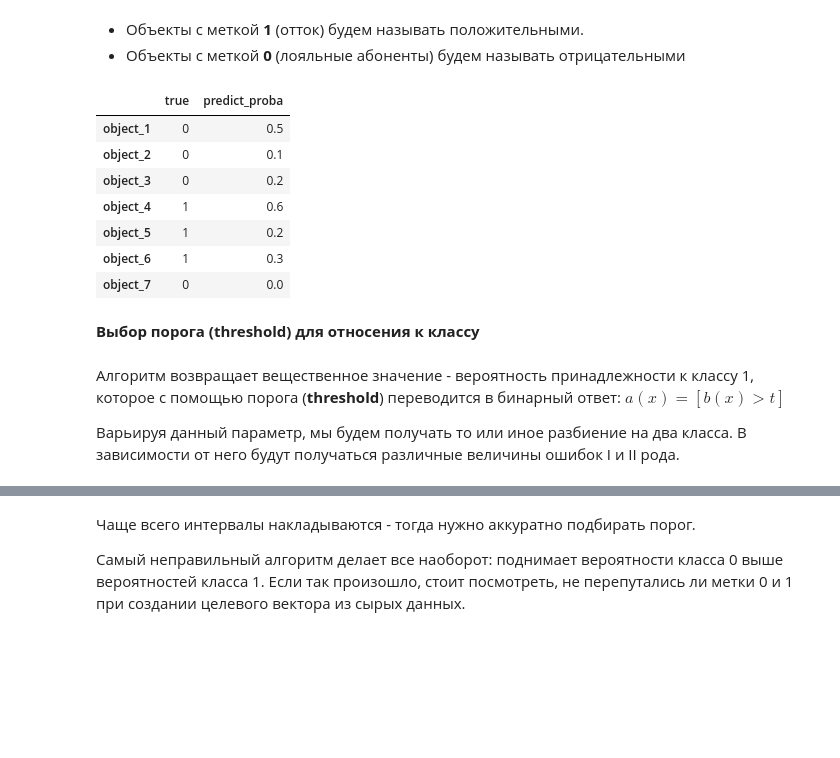
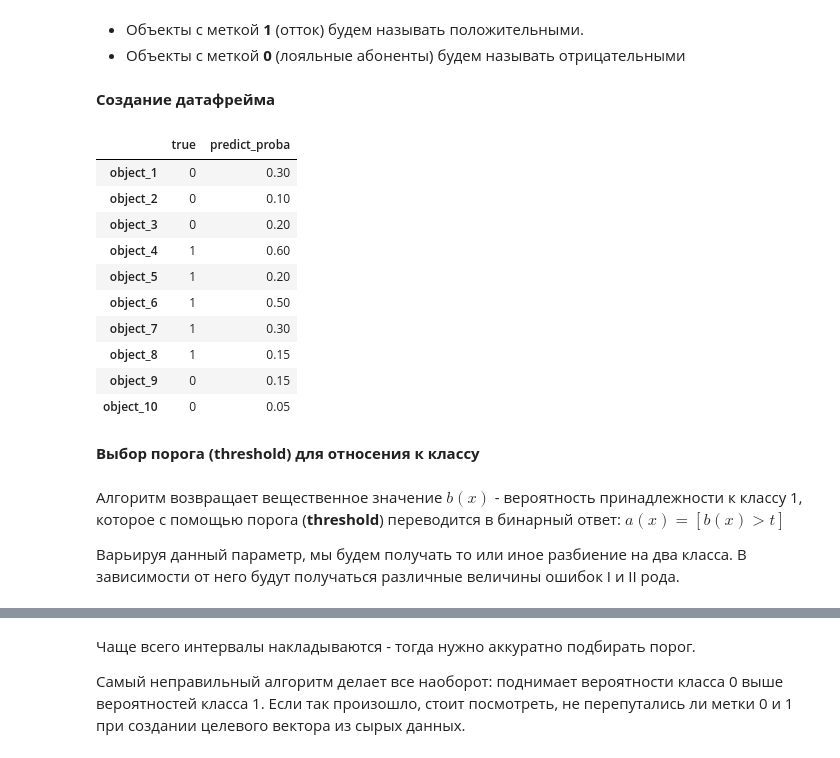
Before and after one commit to lunevm/shift_20_winter, a Jupyter notebook: notebooks/classification_metrics_part1_basic.ipynb, the cells around one changed output, grey strips where cells are left out. Cells and saved outputs as stored; diff of their text form; code cells hidden in the pictures; blank space fills up the shorter version.

```diff
--- a/notebooks/classification_metrics_part1_basic.ipynb
+++ b/notebooks/classification_metrics_part1_basic.ipynb
@@ -19,31 +17,36 @@ from matplotlib import pyplot as plt
 # %% [markdown]
 * Объекты с меткой **1** (отток) будем называть положительными.
 * Объекты с меткой **0** (лояльные абоненты) будем называть отрицательными
+# %% [markdown]
+**Создание датафрейма**
 # %%
 # истинные значения классов
-y_true = np.array([0, 0, 0, 1, 1, 1, 0])
+y_true = np.array([0, 0, 0, 1, 1, 1, 1, 1, 0, 0])
 
 # вероятности принадлежности к классам, предсказанные алгоритмом
-y_predict_proba = np.array([0.5, 0.1, 0.2, 0.6, 0.2, 0.3, 0.0])
+y_predict_proba = np.array([0.3, 0.1, 0.2, 0.6, 0.2, 0.5, 0.3, 0.15, 0.15, 0.05])
 
 
 df = pd.DataFrame({'true': y_true ,
                    'predict_proba': y_predict_proba},
-                   index = ['object_{}'.format(i) for i in range(1, 8)])
+                   index = ['object_{}'.format(i) for i in range(1, 11)])
 df
 # %% [output]
 |  | true | predict_proba |
-| object_1 | 0 | 0.5 |
-| object_2 | 0 | 0.1 |
-| object_3 | 0 | 0.2 |
-| object_4 | 1 | 0.6 |
-| object_5 | 1 | 0.2 |
-| object_6 | 1 | 0.3 |
-| object_7 | 0 | 0.0 |
+| object_1 | 0 | 0.30 |
+| object_2 | 0 | 0.10 |
+| object_3 | 0 | 0.20 |
+| object_4 | 1 | 0.60 |
+| object_5 | 1 | 0.20 |
+| object_6 | 1 | 0.50 |
+| object_7 | 1 | 0.30 |
+| object_8 | 1 | 0.15 |
+| object_9 | 0 | 0.15 |
+| object_10 | 0 | 0.05 |
 # %% [markdown]
 **Выбор порога (threshold) для относения к классу**
 # %% [markdown]
-Алгоритм возвращает вещественное значение - вероятность принадлежности к классу 1, которое с помощью порога (**threshold**) переводится в бинарный ответ: $ a(x) = [b(x) > t]$
+Алгоритм возвращает вещественное значение $b(x)$ - вероятность принадлежности к классу 1, которое с помощью порога (**threshold**) переводится в бинарный ответ: $ a(x) = [b(x) > t]$
 
 Варьируя данный параметр, мы будем получать то или иное разбиение на два класса. В зависимости от него будут получаться различные величины ошибок I и II рода.
 # %%
```
Also changed, not shown: parts of 37 cells of this notebook.
